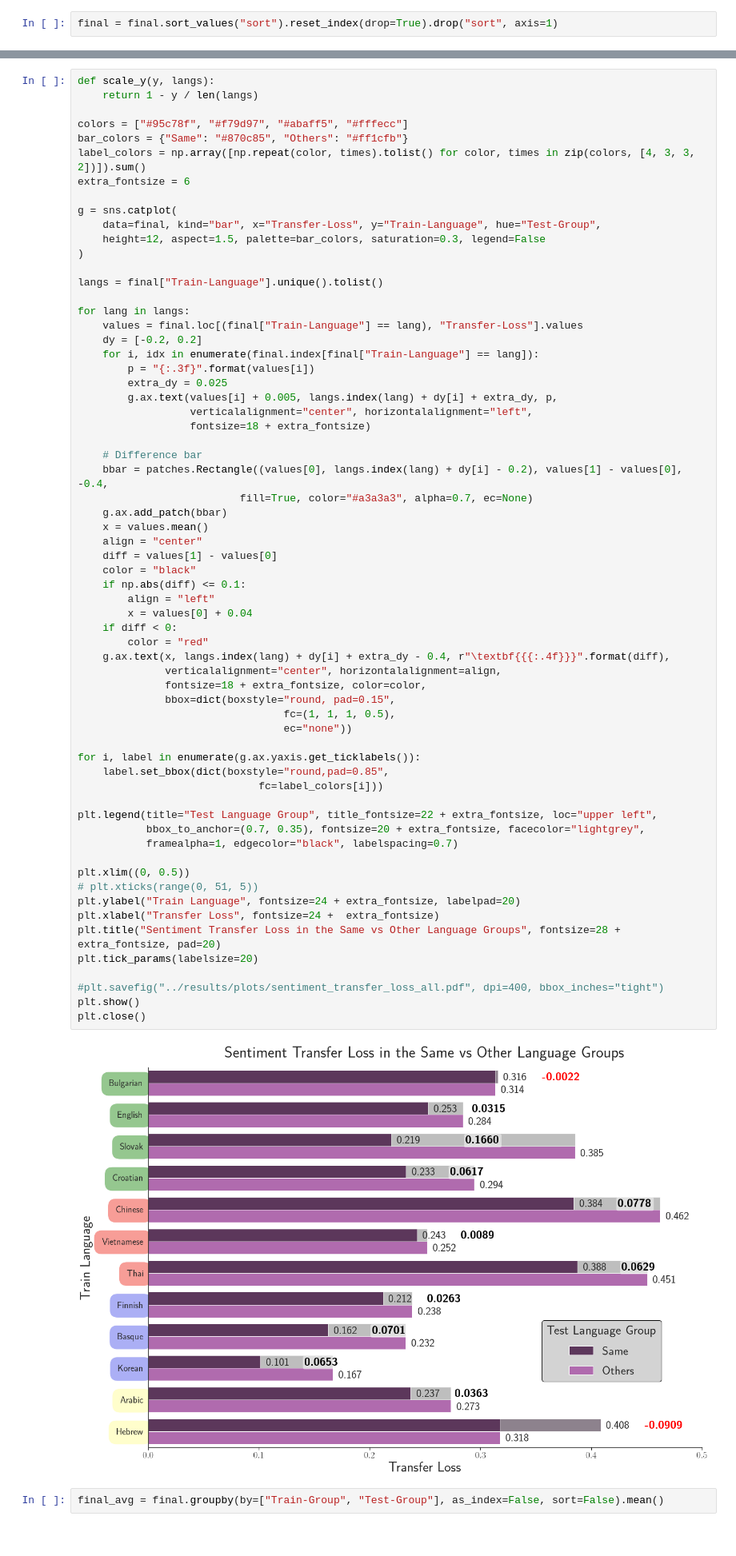
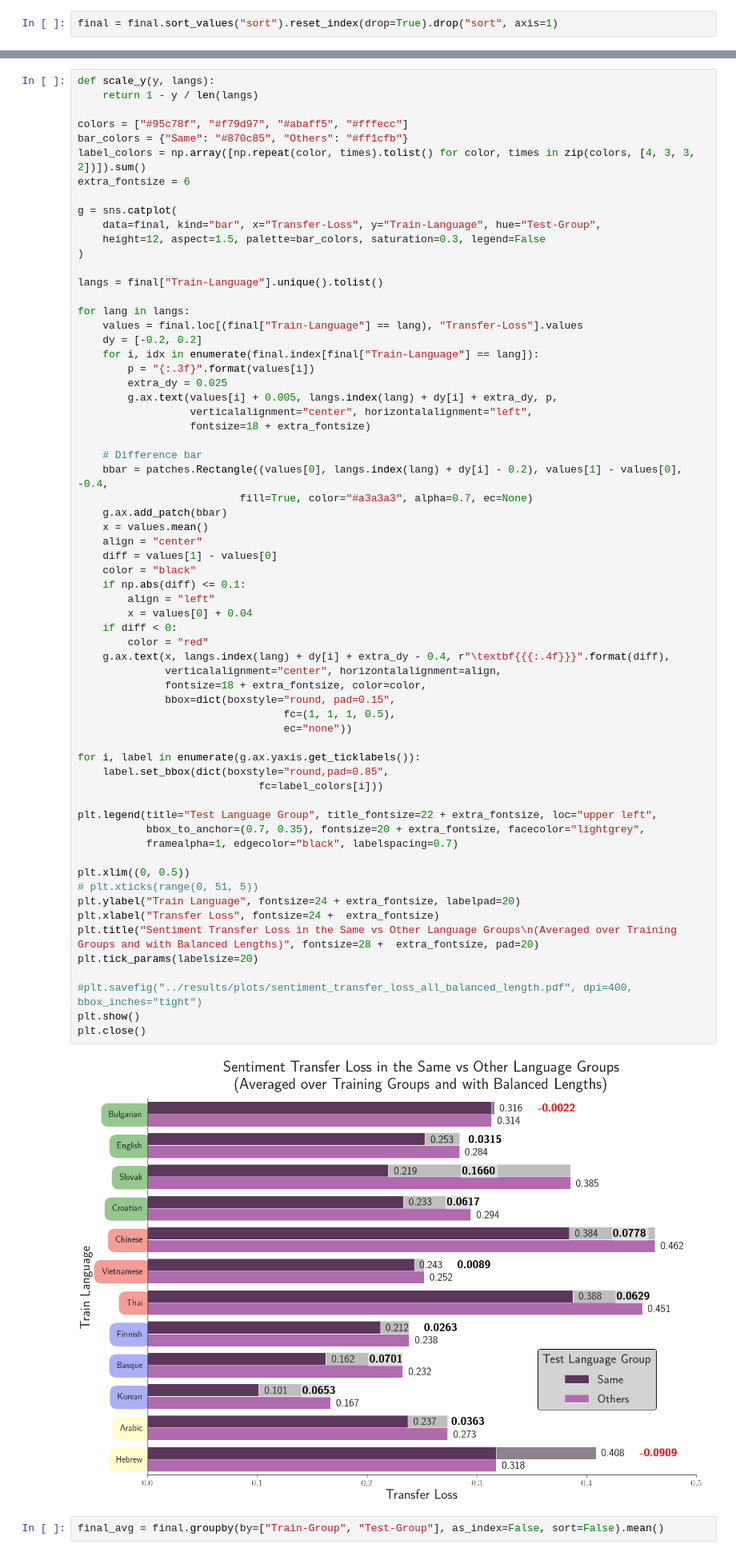
Before and after one commit to jerbarnes/typology_of_crosslingual, a Jupyter notebook: analysis/Sentiment_transfer.ipynb, the cells around one changed output, grey strips where cells are left out. Shown: that part at 80% size. Drawn from its saved outputs; the diff is of its cells as text.

Commit message:
Final graph corrections and full table outputs

```diff
--- a/analysis/Sentiment_transfer.ipynb
+++ b/analysis/Sentiment_transfer.ipynb
@@ -294,36 +294,36 @@ for lang in langs:
     color = "black"
     if np.abs(diff) <= 0.1:
         align = "left"
         x = values[0] + 0.04
     if diff < 0:
         color = "red"
     g.ax.text(x, langs.index(lang) + dy[i] + extra_dy - 0.4, r"\textbf{{{:.4f}}}".format(diff),
               verticalalignment="center", horizontalalignment=align,
               fontsize=18 + extra_fontsize, color=color,
               bbox=dict(boxstyle="round, pad=0.15",
                                  fc=(1, 1, 1, 0.5),
                                  ec="none"))
 
 for i, label in enumerate(g.ax.yaxis.get_ticklabels()):
     label.set_bbox(dict(boxstyle="round,pad=0.85",
                              fc=label_colors[i]))
 
 plt.legend(title="Test Language Group", title_fontsize=22 + extra_fontsize, loc="upper left",
            bbox_to_anchor=(0.7, 0.35), fontsize=20 + extra_fontsize, facecolor="lightgrey",
            framealpha=1, edgecolor="black", labelspacing=0.7)
 
 plt.xlim((0, 0.5))
 # plt.xticks(range(0, 51, 5))
 plt.ylabel("Train Language", fontsize=24 + extra_fontsize, labelpad=20)
 plt.xlabel("Transfer Loss", fontsize=24 +  extra_fontsize)
-plt.title("Sentiment Transfer Loss in the Same vs Other Language Groups", fontsize=28 +  extra_fontsize, pad=20)
+plt.title("Sentiment Transfer Loss in the Same vs Other Language Groups\n(Averaged over Training Groups and with Balanced Lengths)", fontsize=28 +  extra_fontsize, pad=20)
 plt.tick_params(labelsize=20)
 
-#plt.savefig("../results/plots/sentiment_transfer_loss_all.pdf", dpi=400, bbox_inches="tight")
+#plt.savefig("../results/plots/sentiment_transfer_loss_all_balanced_length.pdf", dpi=400, bbox_inches="tight")
 plt.show()
 plt.close()
 # %% [output]
-[figure, old version]
+[figure, new version]
 # %%
 final_avg = final.groupby(by=["Train-Group", "Test-Group"], as_index=False, sort=False).mean()
 # %%
```
Also changed, not shown: 2 other files.
